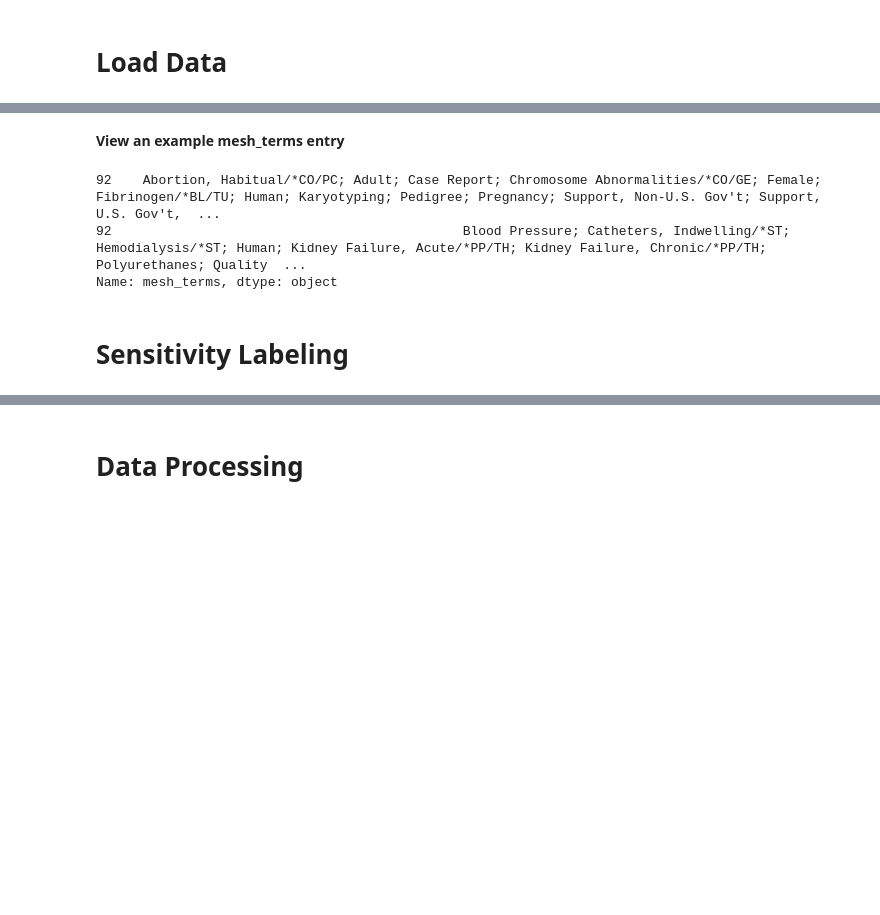
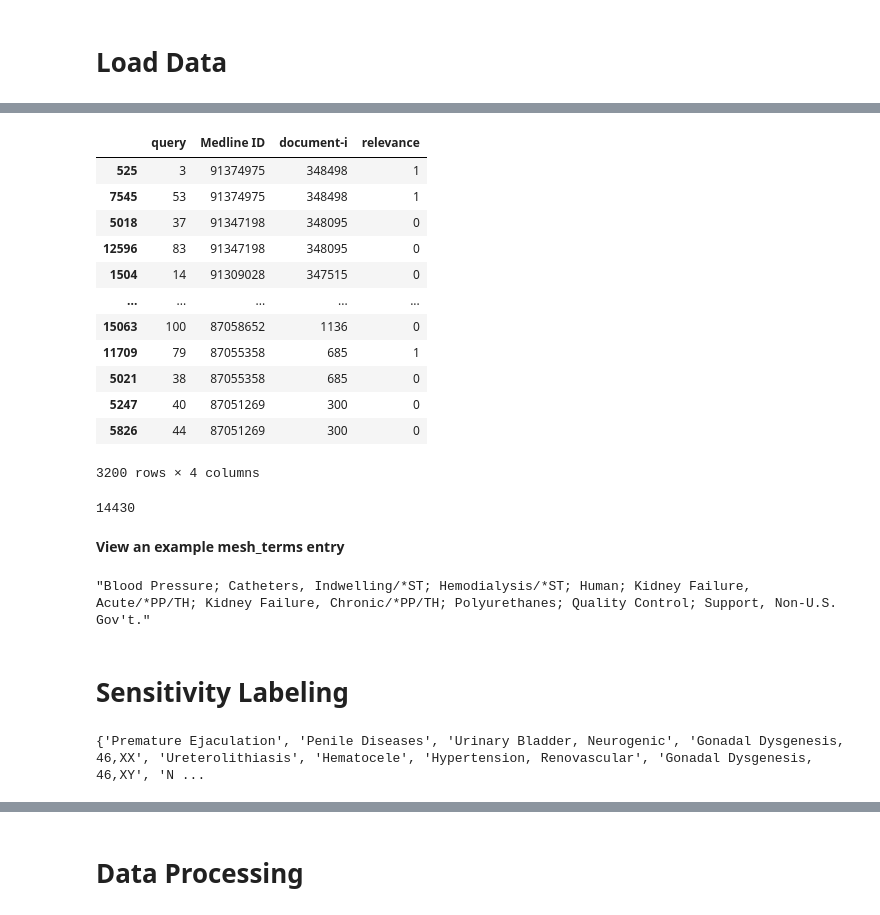
Before and after one commit to shef-ski/edds-ex2, a Jupyter notebook: main 09-01-2025.ipynb, the cells around one changed output, grey strips where cells are left out. Saved outputs shown, nothing was run; the diff lists cells and outputs as text; code cells hidden in the pictures; blank space fills up the shorter version.

```diff
--- a/main 09-01-2025.ipynb
+++ b/main 09-01-2025.ipynb
@@ -38,0 +138,32 @@ Index(['seq_id', 'medline_ui', 'mesh_terms', 'title', 'publication_type',
+# %%
+#print(len(df_judged.drop(["query"], axis = 1).drop_duplicates()))
+df_judged = df_judged[df_judged["relevance"] > -1]
+#display(df_judged[df_judged["document-i"].duplicated() ==1])
+
+#remove duplicats in df_judged. if the duplicates relevance is judged diffrently, keep the one judged as relevent
+duplicates = df_judged[df_judged['document-i'].duplicated(keep=False)].sort_values(by=["document-i", "relevance"], ascending=False)
+
+current_id = -1
+for i, rows in duplicates.iterrows():
+    if rows["document-i"] == current_id:
+        df_judged =df_judged.drop(i)
+    else:
+        current_id = rows["document-i"]
+display(duplicates)
+print(len(df_judged))
+# in paper just 4837 judged as relevant
+# %% [output]
+|  | query | Medline ID | document-i | relevance |
+| 525 | 3 | 91374975 | 348498 | 1 |
+| 7545 | 53 | 91374975 | 348498 | 1 |
+| 5018 | 37 | 91347198 | 348095 | 0 |
+| 12596 | 83 | 91347198 | 348095 | 0 |
+| 1504 | 14 | 91309028 | 347515 | 0 |
+| ... | ... | ... | ... | ... |
+| 15063 | 100 | 87058652 | 1136 | 0 |
+| 11709 | 79 | 87055358 | 685 | 1 |
+| 5021 | 38 | 87055358 | 685 | 0 |
+| 5247 | 40 | 87051269 | 300 | 0 |
+| 5826 | 44 | 87051269 | 300 | 0 |
+3200 rows × 4 columns
+14430
@@ -43,16 +193,20 @@ Index(['seq_id', 'medline_ui', 'mesh_terms', 'title', 'publication_type',
 pd.set_option('display.max_colwidth', None)
 
 # Now, accessing the entry will show the full string
-df['mesh_terms'][92]
+df_data['mesh_terms'][92]
 # %% [output]
-92    Abortion, Habitual/*CO/PC; Adult; Case Report; Chromosome Abnormalities/*CO/GE; Female; Fibrinogen/*BL/TU; Human; Karyotyping; Pedigree; Pregnancy; Support, Non-U.S. Gov't; Support, U.S. Gov't,  ...
-92                                             Blood Pressure; Catheters, Indwelling/*ST; Hemodialysis/*ST; Human; Kidney Failure, Acute/*PP/TH; Kidney Failure, Chronic/*PP/TH; Polyurethanes; Quality  ...
-Name: mesh_terms, dtype: object
+"Blood Pressure; Catheters, Indwelling/*ST; Hemodialysis/*ST; Human; Kidney Failure, Acute/*PP/TH; Kidney Failure, Chronic/*PP/TH; Polyurethanes; Quality Control; Support, Non-U.S. Gov't."
 # %% [markdown]
 # Sensitivity Labeling
 # %%
-MESH_XML_FILE = "data/nlm/mesh/medit/ascii_xml/output/desc2022.xml"
+#MESH_XML_FILE = "data/nlm/mesh/medit/ascii_xml/output/desc2022.xml"
+#MESH_XML_FILE = "desc2022/usr/nlm/mesh/medit/ascii_xml/output/desc2022.xml"
+MESH_XML_FILE = "desc2019.xml"
+#MESH_XML_FILE = "desc2022.xml"
 
 c12_terms, c13_terms = get_keywords_from_xml(MESH_XML_FILE)
+print(c12_terms)
+# %% [output]
+{'Premature Ejaculation', 'Penile Diseases', 'Urinary Bladder, Neurogenic', 'Gonadal Dysgenesis, 46,XX', 'Ureterolithiasis', 'Hematocele', 'Hypertension, Renovascular', 'Gonadal Dysgenesis, 46,XY', 'N ...
 # %%
 # Create a binary label based on if a match can be found
```
Also changed, not shown: parts of 23 cells of this notebook.
